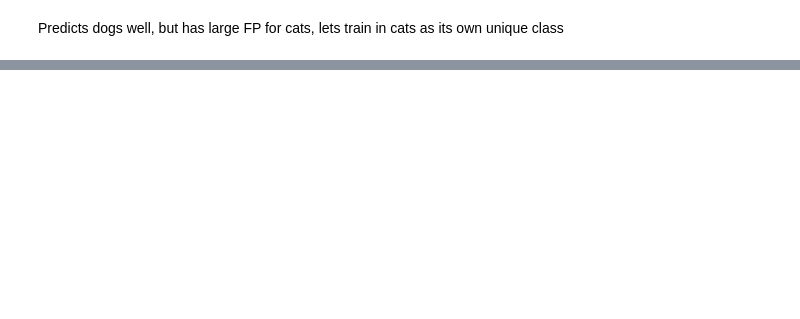
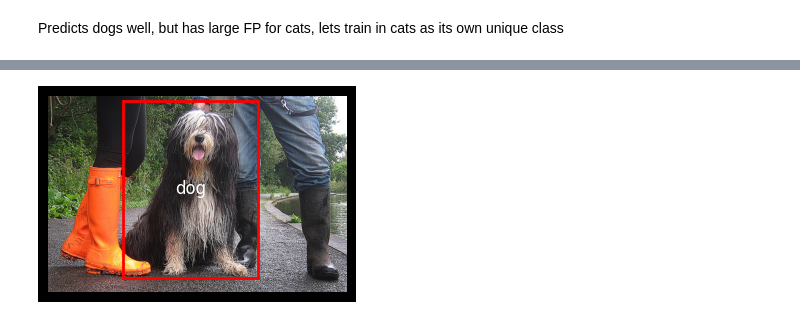
Before and after one commit to yasasawij/CS445-Project, a Jupyter notebook: revised_main.ipynb, the cells around one changed output, grey strips where cells are left out. Saved outputs shown, nothing was run; the diff lists cells and outputs as text; code cells hidden in the pictures; blank space fills up the shorter version.

```diff
--- a/revised_main.ipynb
+++ b/revised_main.ipynb
@@ -718,0 +847,18 @@ Epoch: 1
+# %%
+
+directory = './../datasets/train'
+files = [f for f in os.listdir(directory) if os.path.isfile(os.path.join(directory, f))]
+if files:
+    random_image = os.path.join(directory, random.choice(files))
+
+test_image_tensor, test_image_prediction1 = evaluate_maskrcnn_with_image(loaded_cat_model, random_image, threshold=0.7)
+test_image_tensor, test_image_prediction2 = evaluate_maskrcnn_with_image(loaded_model, random_image, threshold=0.7)
+
+print(f"cat trained model score: {test_image_prediction1['scores']}")
+print(f"dog trained model score: {test_image_prediction2['scores']}")
+
+test_image_prediction = select_higher_scores(test_image_prediction2, test_image_prediction1)
+
+visualize([test_image_tensor], [test_image_prediction], cat_dog_label_map, enable_box=True)
+# %% [output]
+[figure, added]
```
Also changed, not shown: parts of 10 cells of this notebook.
